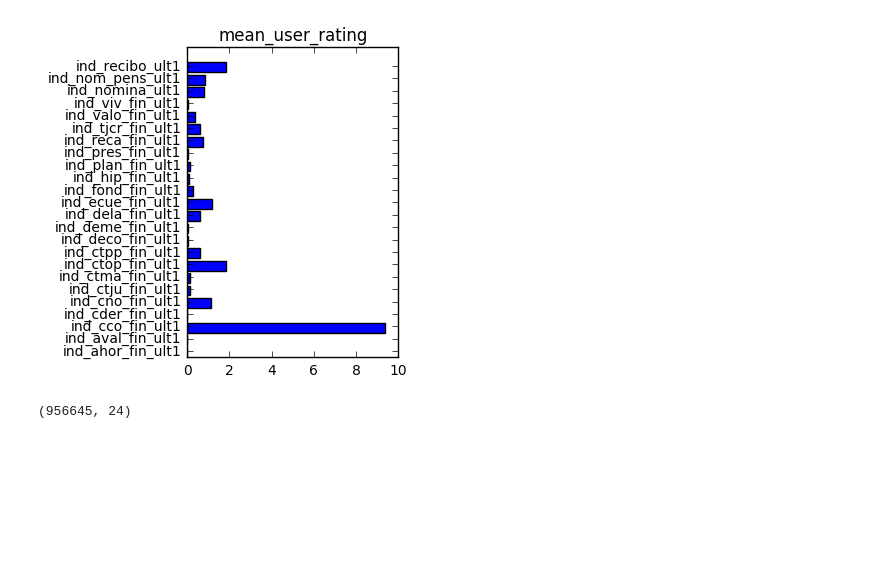
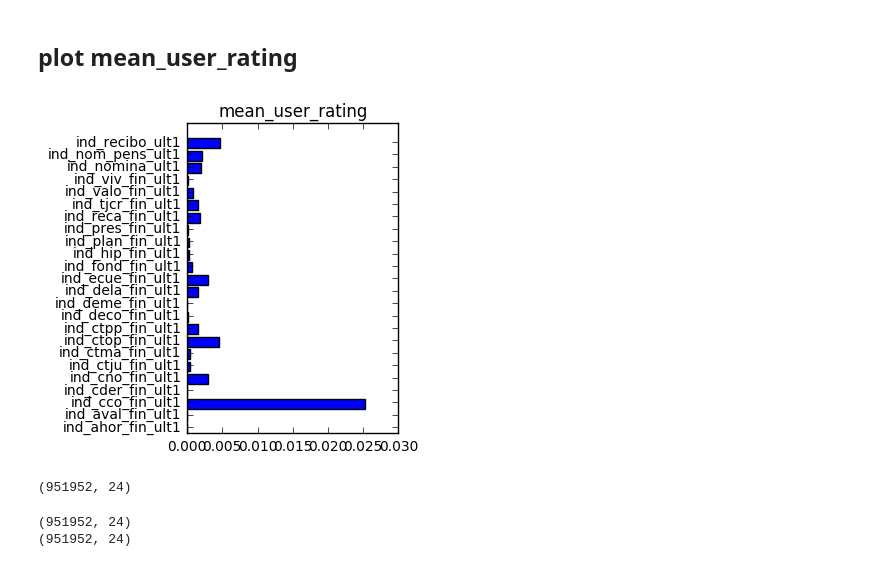
Before and after one commit to npiro/CorazonesSD, a Jupyter notebook: collaborative_filtering/collaborative_filtering.ipynb, the cells around one changed output. Drawn from its saved outputs; the diff is of its cells as text; code cells hidden in the pictures; blank space fills up the shorter version.

Commit message:
split_train_dataset notebook added

```diff
--- a/collaborative_filtering/collaborative_filtering.ipynb
+++ b/collaborative_filtering/collaborative_filtering.ipynb
@@ -49,18 +50,27 @@ NameError: name 'test_client_indices' is not defined
+# %% [markdown]
+## plot mean_user_rating
 # %%
-# plot mean_user_rating
-mean_user_rating = np.nanmean(utility_matrix,axis=0)
+train_utility_matrix,client_n_months = cf.get_utility_matrix('train_ver2_month1-16')
+product_ids = cf.get_product_ids('train_ver2_month1-16')
 
+mean_user_rating = np.nanmean(train_utility_matrix,axis=0)
 import matplotlib.pyplot as plt
 fig = plt.figure()
 ax1 = fig.add_subplot(122)
 ax1.barh(range(mean_user_rating.shape[0]),mean_user_rating)
 plt.yticks(np.array(range(mean_user_rating.shape[0]))+0.5, product_ids)
 plt.title('mean_user_rating')
 plt.show()
 # %% [output]
-[figure, old version]
+[figure, new version]
 # %%
-item_prediction = cft.predict_memory_based(utility_matrix, type='item')
+item_prediction = cf.predict_memory_based(train_utility_matrix, type='item')
 print item_prediction.shape
 # %% [output]
-(956645, 24)
+(951952, 24)
+# %%
+print train_utility_matrix.shape
+print item_prediction.shape
+# %% [output]
+(951952, 24)
+(951952, 24)
```
Also changed, not shown: parts of 6 cells of this notebook, 3 other files.
